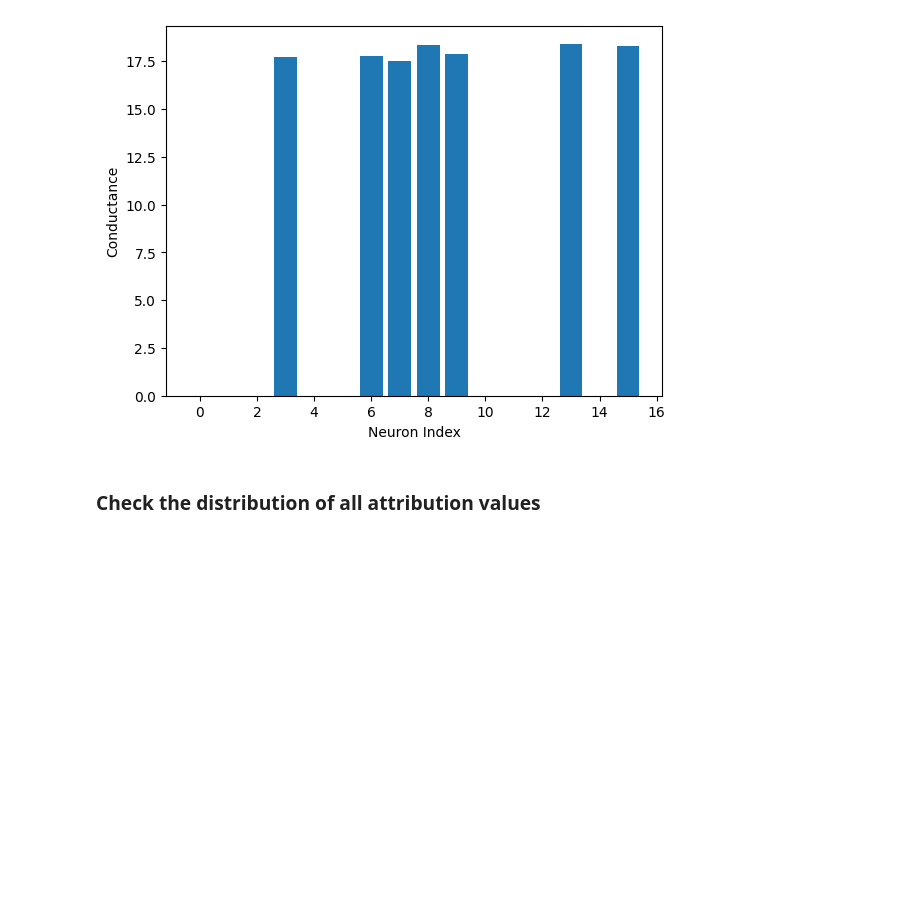
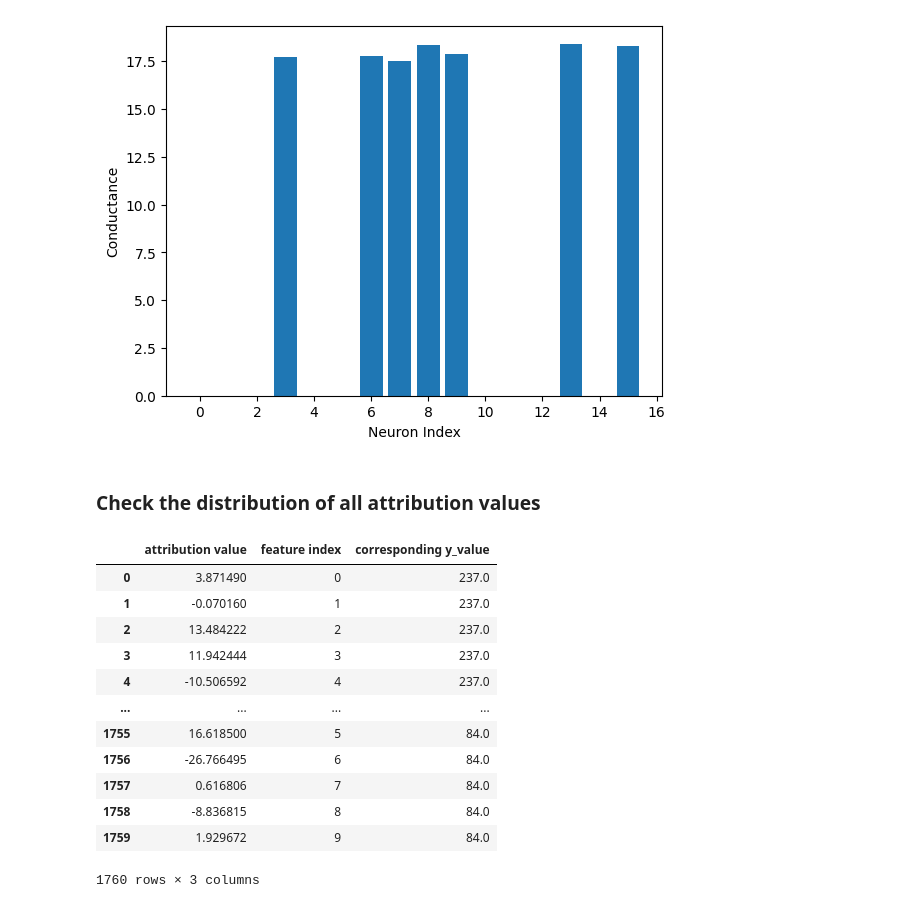
Before and after one commit to sequential-parameter-optimization/spotXAI, a Jupyter notebook: Notebooks/demo_general.ipynb, the cells around one changed output. Drawn from its saved outputs; the diff is of its cells as text; code cells hidden in the pictures; blank space fills up the shorter version.

```diff
--- a/Notebooks/demo_general.ipynb
+++ b/Notebooks/demo_general.ipynb
@@ -165 +163,21 @@ attribution_distribution = analyzer.get_attribution_distribution(attr_method="Ke
+# %%
+import pandas as pd
+#pd.set_option('display.max_rows', None)
+#pd.set_option('display.max_columns', None)
+#pd.set_option('display.expand_frame_repr', False)
+df_attribution_distribution
+# %% [output]
+|  | attribution value | feature index | corresponding y_value |
+| 0 | 3.871490 | 0 | 237.0 |
+| 1 | -0.070160 | 1 | 237.0 |
+| 2 | 13.484222 | 2 | 237.0 |
+| 3 | 11.942444 | 3 | 237.0 |
+| 4 | -10.506592 | 4 | 237.0 |
+| ... | ... | ... | ... |
+| 1755 | 16.618500 | 5 | 84.0 |
+| 1756 | -26.766495 | 6 | 84.0 |
+| 1757 | 0.616806 | 7 | 84.0 |
+| 1758 | -8.836815 | 8 | 84.0 |
+| 1759 | 1.929672 | 9 | 84.0 |
+1760 rows × 3 columns
 # %%
```
Also changed, not shown: parts of 6 cells of this notebook, 4 other files.
